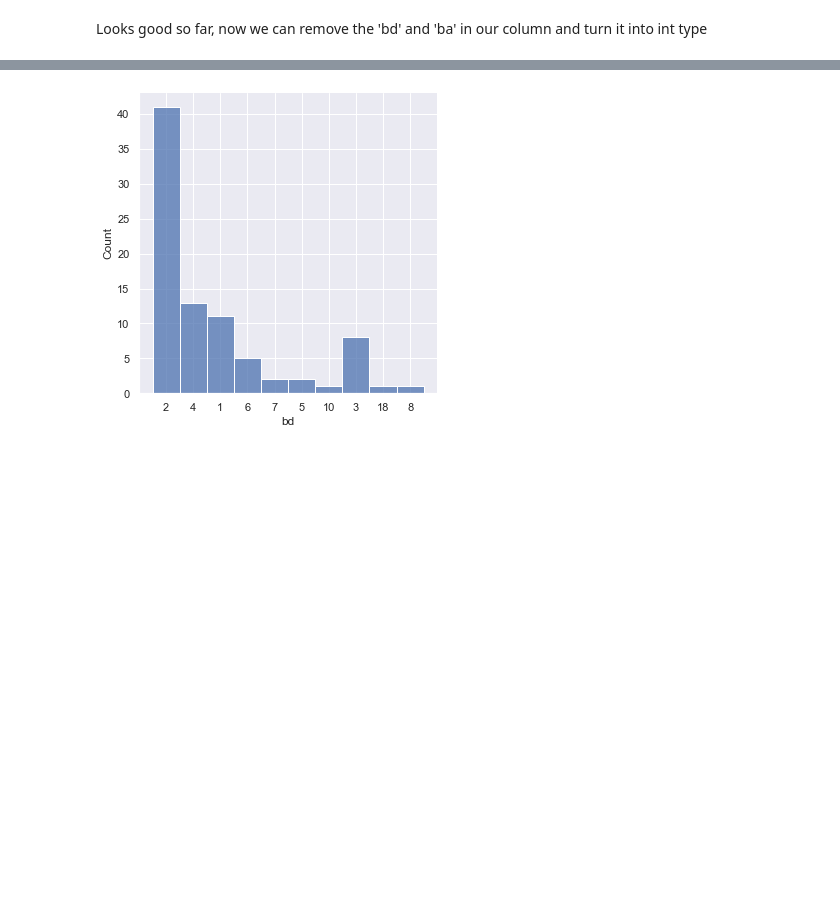
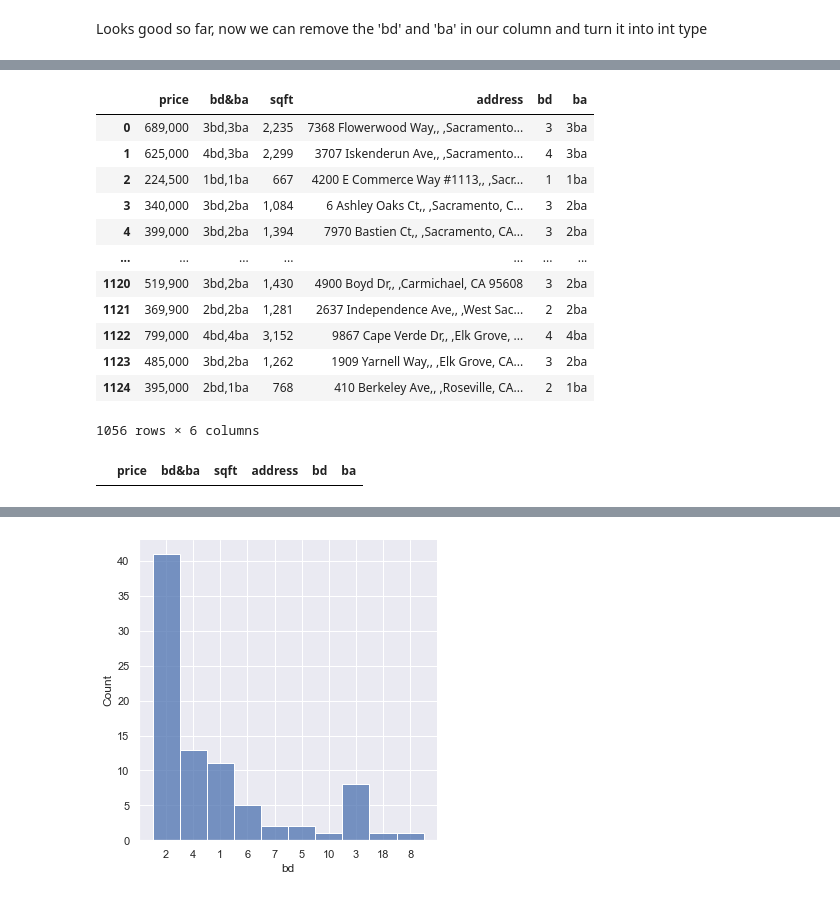
Before and after one commit to PlacidSerene/Housing-Analysis, a Jupyter notebook: House_Prediction.ipynb, the cells around one changed output, grey strips where cells are left out. Drawn from its saved outputs; the diff is of its cells as text; code cells hidden in the pictures; blank space fills up the shorter version.

Commit message:
finish impute ba

```diff
--- a/House_Prediction.ipynb
+++ b/House_Prediction.ipynb
@@ -157,3 +173,3 @@ df
 1056 rows × 6 columns
 # %%
-df[df['ba'].isna()]
+df['bd'] = df['bd'].astype(int)
@@ -178,0 +201,41 @@ df[df['sqft'] == '778 (on 0.25 acres)']
+# %%
+def impute_ba(cols):
+    ba = cols[0]
+    bd = cols[1]
+
+    if pd.isna(ba):
+        if bd == 1:
+            return '1ba'
+        elif (bd == 2) & (bd==3):
+            return '2ba'
+        elif (bd == 4) & (bd==5):
+            return '3ba'
+        elif (bd == 6) & (bd==7):
+            return '4ba'
+        else:
+            return str(bd)+'ba'
+
+    else:
+        return ba
+# %%
+df['ba'] = df[['ba','bd']].apply(impute_ba, axis=1)
+# %%
+df
+# %% [output]
+|  | price | bd&ba | sqft | address | bd | ba |
+| 0 | 689,000 | 3bd,3ba | 2,235 | 7368 Flowerwood Way,, ,Sacramento... | 3 | 3ba |
+| 1 | 625,000 | 4bd,3ba | 2,299 | 3707 Iskenderun Ave,, ,Sacramento... | 4 | 3ba |
+| 2 | 224,500 | 1bd,1ba | 667 | 4200 E Commerce Way #1113,, ,Sacr... | 1 | 1ba |
+| 3 | 340,000 | 3bd,2ba | 1,084 | 6 Ashley Oaks Ct,, ,Sacramento, C... | 3 | 2ba |
+| 4 | 399,000 | 3bd,2ba | 1,394 | 7970 Bastien Ct,, ,Sacramento, CA... | 3 | 2ba |
+| ... | ... | ... | ... | ... | ... | ... |
+| 1120 | 519,900 | 3bd,2ba | 1,430 | 4900 Boyd Dr,, ,Carmichael, CA 95608 | 3 | 2ba |
+| 1121 | 369,900 | 2bd,2ba | 1,281 | 2637 Independence Ave,, ,West Sac... | 2 | 2ba |
+| 1122 | 799,000 | 4bd,4ba | 3,152 | 9867 Cape Verde Dr,, ,Elk Grove, ... | 4 | 4ba |
+| 1123 | 485,000 | 3bd,2ba | 1,262 | 1909 Yarnell Way,, ,Elk Grove, CA... | 3 | 2ba |
+| 1124 | 395,000 | 2bd,1ba | 768 | 410 Berkeley Ave,, ,Roseville, CA... | 2 | 1ba |
+1056 rows × 6 columns
+# %%
+df[df['bd']==1 & df['ba'].isna()]
+# %% [output]
+|  | price | bd&ba | sqft | address | bd | ba |
```
Also changed, not shown: parts of 8 cells of this notebook.
